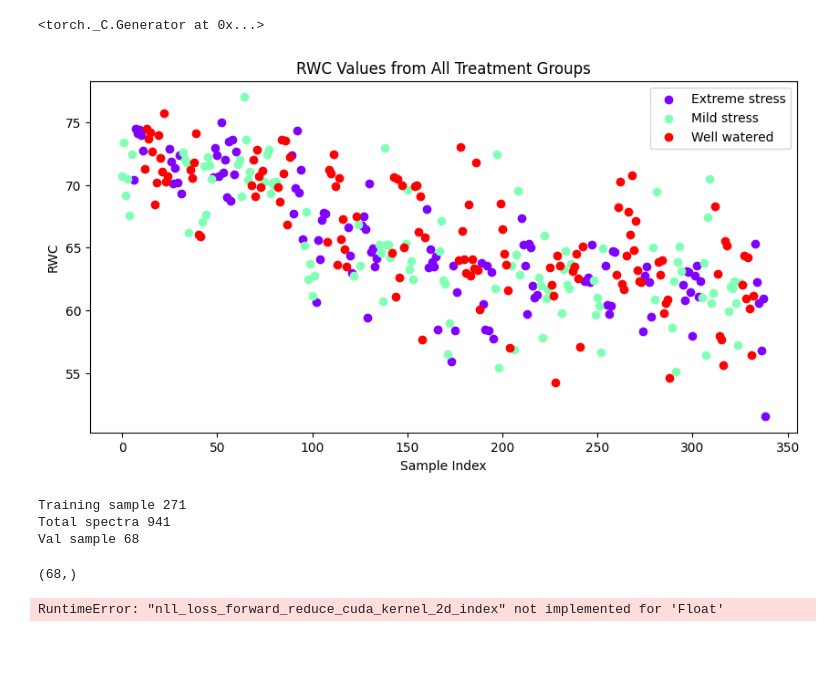
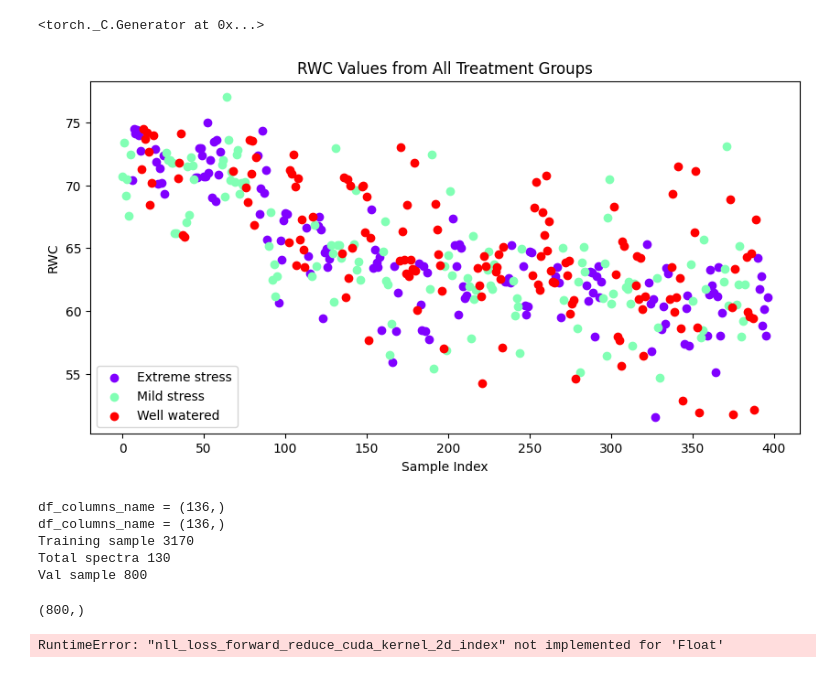
Before and after one commit to hasiburniloy/blueberry, a Jupyter notebook: new.ipynb, the cells around one changed output. Drawn from its saved outputs; the diff is of its cells as text; code cells hidden in the pictures.

```diff
--- a/new.ipynb
+++ b/new.ipynb
@@ -38,29 +38,29 @@ torch.manual_seed(seed)
 yes
 <torch._C.Generator at 0x...>
 # %%
-file_path = 'dataset\FieldSpec\Combind_F_canopy.xlsx'  # Update with your file path
+file_path =  'dataset\Hyperspectral\Combind_H_canopy.xlsx'   # Update with your file path
 df = pd.read_excel(file_path)
 
 # Group by Treatment
 grouped = df.groupby('Treatment')
 
 # Plot RWC values from all treatment groups with different colors
 plt.figure(figsize=(10, 5))
 colors = plt.cm.rainbow(np.linspace(0, 1, len(grouped)))
 
 for (treatment, group), color in zip(grouped, colors):
     plt.scatter(group.index, group['RWC'], label=treatment, color=color)
 
 plt.xlabel('Sample Index')
 plt.ylabel('RWC')
 plt.title('RWC Values from All Treatment Groups')
 plt.legend()
 plt.show()
 # %% [output]
-[figure, old version]
+[figure, new version]
 # %%
 #import data
-dataset= 'dataset\FieldSpec\Combind_F_canopy.xlsx'
+dataset= 'dataset\Hyperspectral\Combind_H_canopy.xlsx'
 analysis = SpectralAnalysis(dataset,'PLSR')
 analysis.preprocess_data()
 def rwctocat(clss):
@@ -73,17 +73,19 @@ def rwctocat(clss):
 
 X_train, y_train_reg, y_train_class, X_test, y_test_reg, y_test_class = analysis.X_train, analysis.y_train_reg.iloc[:,0],analysis.y_train_class,analysis.X_test,analysis.y_test_reg.iloc[:,0],analysis.y_test_class
 
-y_train_class = y_train_class.astype('category').cat.codes.to_numpy()
-y_test_class =  y_test_class.astype('category').cat.codes.to_numpy()
+y_train_class = y_train_class.astype('category')
+y_test_class =  y_test_class.astype('category')
 print(f'Training sample {X_train.shape[0]}')
 print(f'Total spectra {X_train.shape[1]}')
 print(f'Val sample {X_test.shape[0]}')
 y_test_reg.shape
 # %% [output]
-Training sample 271
-Total spectra 941
-Val sample 68
+df_columns_name = (136,)
+df_columns_name = (136,)
+Training sample 3170
+Total spectra 130
+Val sample 800
-(68,)
+(800,)
 # %%
 #version_1
 class SpectralPatchEmbedding(nn.Module):
```
Also changed, not shown: parts of 5 cells of this notebook.
